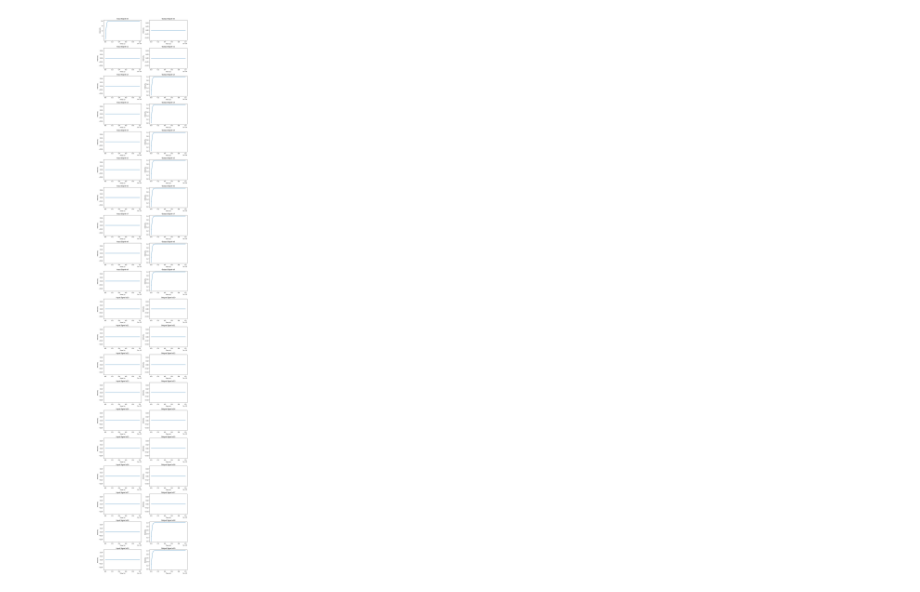
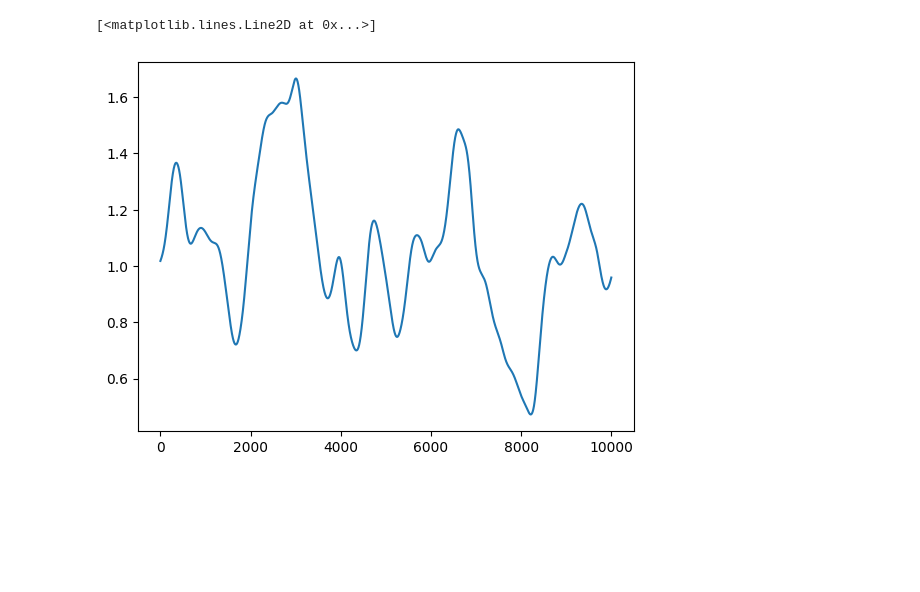
Before and after one commit to 1400073/time_domain_work, a Jupyter notebook: check_jupy.ipynb, the cells around one changed output. Saved outputs shown, nothing was run; the diff lists cells and outputs as text; code cells hidden in the pictures; blank space fills up the shorter version.

```diff
--- a/check_jupy.ipynb
+++ b/check_jupy.ipynb
@@ -210,7 +193,7 @@ Ports: {'o0': '0,o0', 'o1': '0,o1', 'o2': '0,o2', 'o3': '0,o3', 'o4': '0,o4', 'o
 # %%
-num_delay = 100
+num_delay = 10
 
-T =10e-11
+T =80e-11
 dt = 1e-14                   # Time step/resolution
 t = jnp.arange(0, T, dt)
 num_measurements = 200
@@ -230,10 +213,10 @@ options = {
 
 }
 final_sim_groups = []
-for k in range(0,2):
+for k in range(0,9):
     group_delay = []
     group_delay_ts = []
-    for i in range(0, num_delay//5):
+    for i in range(0, num_delay//5*(k+1)):
         netlist = {}
         netlist["instances"] = {}
         netlist["connections"] = {}
@@ -373,13 +351,14 @@ print(combined_netlist_mmi)
 # %%
+%%capture
 c = 299792458.0
-combined_sim = TimeSim(netlist=combined_netlist_mmi, models= models_combined_mmi, settings= options)
-results =mmi_sim.run(t, input_signals={
-    # "o0": signal[:len(t)],
-    # 'o1': signal2[:len(t)],
-    # 'o2': smooth_rectangular_pulse(t, 0.0, T+ 20.0e-11)*jnp.sqrt(10),
-    'o0': smooth_rectangular_pulse(t,0.0, T+ 20.0e-11)*jnp.sqrt(10),
-    'o1': jnp.zeros_like(t),
-    'o2': jnp.zeros_like(t),
+combined_sim = TimeSim(netlist=combined_netlist, models= models_combined, settings= options)
+results =combined_sim.run(t, input_signals={
+    "o0": signal[:len(t)],
+    'o1': signal2[:len(t)],
+    'o2': smooth_rectangular_pulse(t, 0.0, T+ 20.0e-11)*jnp.sqrt(10),
+    # 'o0': jnp.zeros_like(t),
+    # 'o1': smooth_rectangular_pulse(t,0.0, T+ 20.0e-11)*jnp.sqrt(10),
+    # 'o2': jnp.zeros_like(t),
     'o3': jnp.zeros_like(t),
     'o4': jnp.zeros_like(t),
     'o5': jnp.zeros_like(t),
@@ -390,11 +369,11 @@ results =mmi_sim.run(t, input_signals={
     'o10': jnp.zeros_like(t),
     'o11': jnp.zeros_like(t),
     'o12': jnp.zeros_like(t),
-    'o13': jnp.zeros_like(t),
-    'o14': jnp.zeros_like(t),
-    'o15': jnp.zeros_like(t),
-    'o16': jnp.zeros_like(t),
-    'o17': jnp.zeros_like(t),
-    'o18': jnp.zeros_like(t),
-    'o19': jnp.zeros_like(t),
-    }, carrier_freq=c/(1.55*1e-6), dt=dt)
+    # 'o13': jnp.zeros_like(t),
+    # 'o14': jnp.zeros_like(t),
+    # 'o15': jnp.zeros_like(t),
+    # 'o16': jnp.zeros_like(t),
+    # 'o17': jnp.zeros_like(t),
+    # 'o18': jnp.zeros_like(t),
+    # 'o19': jnp.zeros_like(t),
+    }, carrier_freq=SPEED_OF_LIGHT/(1.548*1e-6), dt=dt)
@@ -418,4 +380,5 @@ Ports: {'o0': '0,o0', 'o1': '0,o1', 'o2': '0,o2', 'o3': '0,o3', 'o4': '0,o4', 'o
-# %%
-results.plot_sim()
-# %% [output]
-[figure, removed]
+# %%
+plt.plot(np.abs(results.outputs["o12"][30000:40000])**2)
+# %% [output]
+[<matplotlib.lines.Line2D at 0x...>]
+[figure, added]
```
Also changed, not shown: parts of 6 cells of this notebook, 12 other files.
